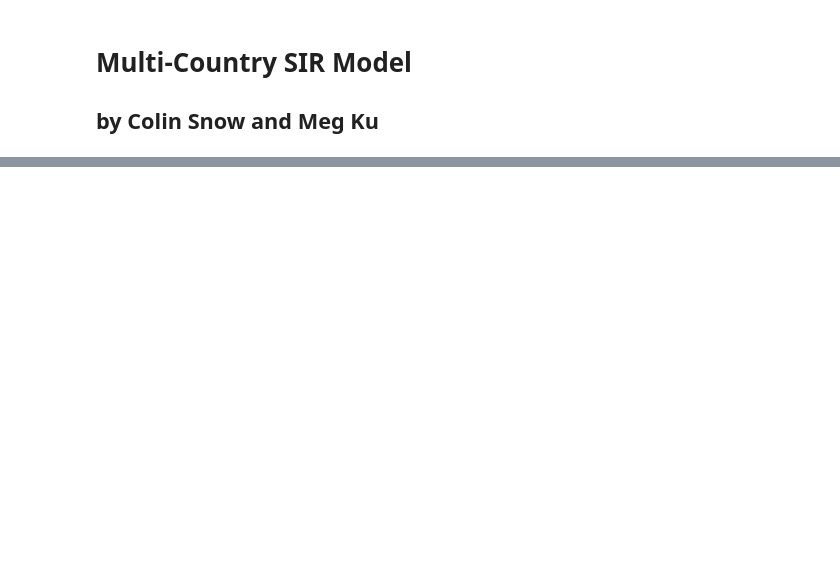
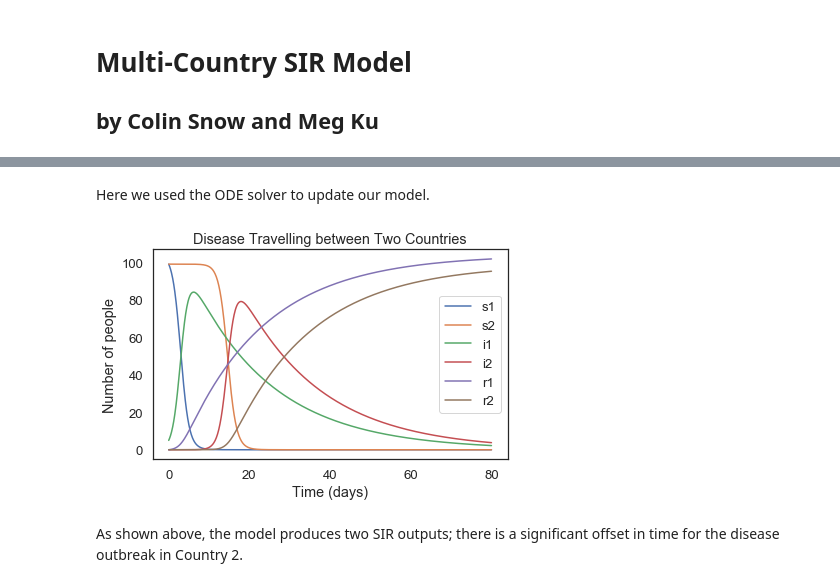
Before and after one commit to colinmsnow/ModSimPy, a Jupyter notebook: code/MultiCountrySIR.ipynb, the cells around one changed output, grey strips where cells are left out. Saved outputs shown, nothing was run; the diff lists cells and outputs as text; code cells hidden in the pictures; blank space fills up the shorter version.

Commit message:
update of multi country sir

```diff
--- a/code/MultiCountrySIR.ipynb
+++ b/code/MultiCountrySIR.ipynb
@@ -276,0 +64,42 @@ results2
+# %% [markdown]
+Here we used the ODE solver to update our model.
+# %%
+def slope_func(state, t, system):
+    '''
+    finds dx/dt for each stock and returns them
+    inputs:
+        state current state variable at time t
+        t = current time
+        system = model's system variable
+    output:
+        updated rates
+
+    '''
+
+    unpack(system)
+    s1, s2, i1, i2, r1, r2 = state
+    if (flip(.5)and i2>=0):
+        infectedPeopleMoved = .0006
+    elif(i1>0):
+        infectedPeopleMoved = -.0006
+
+    ds1dt = -(infectionRate1*s1*i1)
+    ds2dt = -(infectionRate2*s2*i2)
+    di1dt = (infectionRate1*s1*i1) - i1*recoveryRate1 + infectedPeopleMoved
+    di2dt = (infectionRate2*s2*i2) - i2*recoveryRate2 - infectedPeopleMoved
+    dr1dt = i1*recoveryRate1
+    dr2dt = i2*recoveryRate2
+    return ds1dt, ds2dt, di1dt, di2dt, dr1dt, dr2dt
+# %%
+#Run ODE solver to test functions
+results, details = run_ode_solver(system, slope_func,max_step=.1)
+# %%
+#Plot the results
+results.plot()
+decorate(title="Disease Travelling between Two Countries",
+        xlabel="Time (days)",
+        ylabel="Number of people")
+# %% [output]
+[figure, added]
+# %% [markdown]
+As shown above, the model produces two SIR outputs; there is a significant offset in time for the disease outbreak in Country 2.
```
Also changed, not shown: parts of 47 cells of this notebook, 3 other files.
